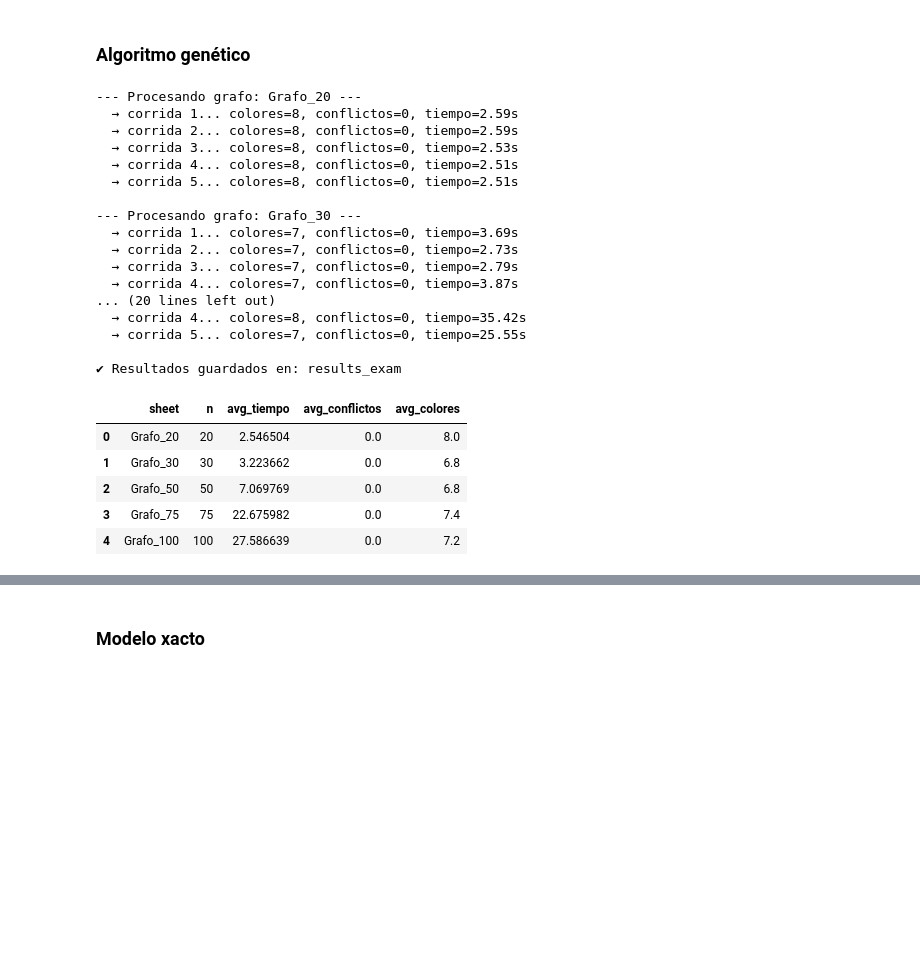
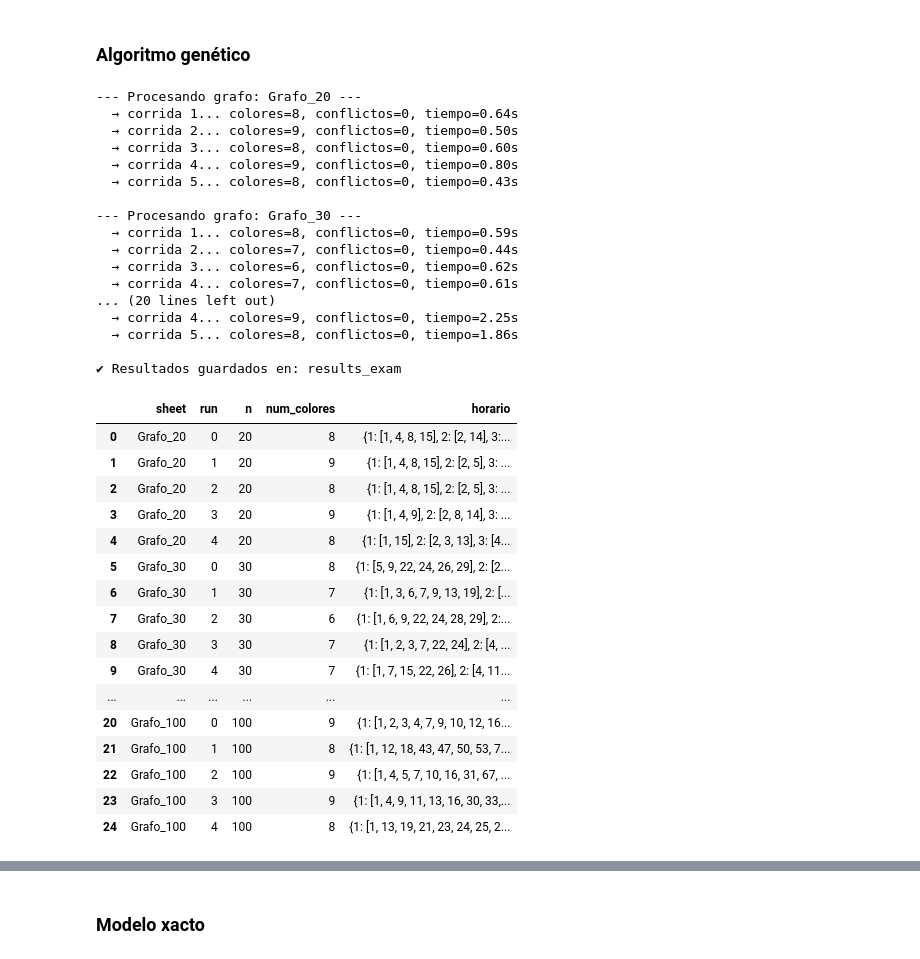
Before and after one commit to steffanylars/MA2015_DisenoAlgoritmosMatematicosBioinspirados, a Jupyter notebook: Tarea3_Algoritmos.ipynb, the cells around one changed output, grey strips where cells are left out. Drawn from its saved outputs; the diff is of its cells as text; code cells hidden in the pictures; blank space fills up the shorter version.

```diff
--- a/Tarea3_Algoritmos.ipynb
+++ b/Tarea3_Algoritmos.ipynb
@@ -566,32 +644,43 @@ def run_experiments_ga(path_excel, out_dir="results", repeats=5):
 # %%
-summary, detailed = run_experiments_ga("data/grafos_de_conflictos-1.xlsx",
+summary_ex, detailed_ex, schedules_ex = run_experiments_ga("data/grafos_de_conflictos-1.xlsx",
                                     out_dir="results_exam",
                                     repeats=5)
 # %% [output]
 --- Procesando grafo: Grafo_20 ---
-  → corrida 1... colores=8, conflictos=0, tiempo=2.59s
-  → corrida 2... colores=8, conflictos=0, tiempo=2.59s
-  → corrida 3... colores=8, conflictos=0, tiempo=2.53s
-  → corrida 4... colores=8, conflictos=0, tiempo=2.51s
-  → corrida 5... colores=8, conflictos=0, tiempo=2.51s
+  → corrida 1... colores=8, conflictos=0, tiempo=0.64s
+  → corrida 2... colores=9, conflictos=0, tiempo=0.50s
+  → corrida 3... colores=8, conflictos=0, tiempo=0.60s
+  → corrida 4... colores=9, conflictos=0, tiempo=0.80s
+  → corrida 5... colores=8, conflictos=0, tiempo=0.43s
 
 --- Procesando grafo: Grafo_30 ---
-  → corrida 1... colores=7, conflictos=0, tiempo=3.69s
-  → corrida 2... colores=7, conflictos=0, tiempo=2.73s
-  → corrida 3... colores=7, conflictos=0, tiempo=2.79s
-  → corrida 4... colores=7, conflictos=0, tiempo=3.87s
+  → corrida 1... colores=8, conflictos=0, tiempo=0.59s
+  → corrida 2... colores=7, conflictos=0, tiempo=0.44s
+  → corrida 3... colores=6, conflictos=0, tiempo=0.62s
+  → corrida 4... colores=7, conflictos=0, tiempo=0.61s
 ... (20 lines left out)
-  → corrida 4... colores=8, conflictos=0, tiempo=35.42s
-  → corrida 5... colores=7, conflictos=0, tiempo=25.55s
+  → corrida 4... colores=9, conflictos=0, tiempo=2.25s
+  → corrida 5... colores=8, conflictos=0, tiempo=1.86s
 
 ✔ Resultados guardados en: results_exam
-# %%
-resultados_AD = pd.read_csv("results_exam/summary.csv")
-resultados_AD
-# %% [output]
-|  | sheet | n | avg_tiempo | avg_conflictos | avg_colores |
-| 0 | Grafo_20 | 20 | 2.546504 | 0.0 | 8.0 |
-| 1 | Grafo_30 | 30 | 3.223662 | 0.0 | 6.8 |
-| 2 | Grafo_50 | 50 | 7.069769 | 0.0 | 6.8 |
-| 3 | Grafo_75 | 75 | 22.675982 | 0.0 | 7.4 |
-| 4 | Grafo_100 | 100 | 27.586639 | 0.0 | 7.2 |
+# %%
+schedules_ex = pd.read_csv("results_exam/schedules.csv")
+schedules_ex
+# %% [output]
+|  | sheet | run | n | num_colores | horario |
+| 0 | Grafo_20 | 0 | 20 | 8 | {1: [1, 4, 8, 15], 2: [2, 14], 3:... |
+| 1 | Grafo_20 | 1 | 20 | 9 | {1: [1, 4, 8, 15], 2: [2, 5], 3: ... |
+| 2 | Grafo_20 | 2 | 20 | 8 | {1: [1, 4, 8, 15], 2: [2, 5], 3: ... |
+| 3 | Grafo_20 | 3 | 20 | 9 | {1: [1, 4, 9], 2: [2, 8, 14], 3: ... |
+| 4 | Grafo_20 | 4 | 20 | 8 | {1: [1, 15], 2: [2, 3, 13], 3: [4... |
+| 5 | Grafo_30 | 0 | 30 | 8 | {1: [5, 9, 22, 24, 26, 29], 2: [2... |
+| 6 | Grafo_30 | 1 | 30 | 7 | {1: [1, 3, 6, 7, 9, 13, 19], 2: [... |
+| 7 | Grafo_30 | 2 | 30 | 6 | {1: [1, 6, 9, 22, 24, 28, 29], 2:... |
+| 8 | Grafo_30 | 3 | 30 | 7 | {1: [1, 2, 3, 7, 22, 24], 2: [4, ... |
+| 9 | Grafo_30 | 4 | 30 | 7 | {1: [1, 7, 15, 22, 26], 2: [4, 11... |
+| ... | ... | ... | ... | ... | ... |
+| 20 | Grafo_100 | 0 | 100 | 9 | {1: [1, 2, 3, 4, 7, 9, 10, 12, 16... |
+| 21 | Grafo_100 | 1 | 100 | 8 | {1: [1, 12, 18, 43, 47, 50, 53, 7... |
+| 22 | Grafo_100 | 2 | 100 | 9 | {1: [1, 4, 5, 7, 10, 16, 31, 67, ... |
+| 23 | Grafo_100 | 3 | 100 | 9 | {1: [1, 4, 9, 11, 13, 16, 30, 33,... |
+| 24 | Grafo_100 | 4 | 100 | 8 | {1: [1, 13, 19, 21, 23, 24, 25, 2... |
```
Also changed, not shown: parts of 12 cells of this notebook.
